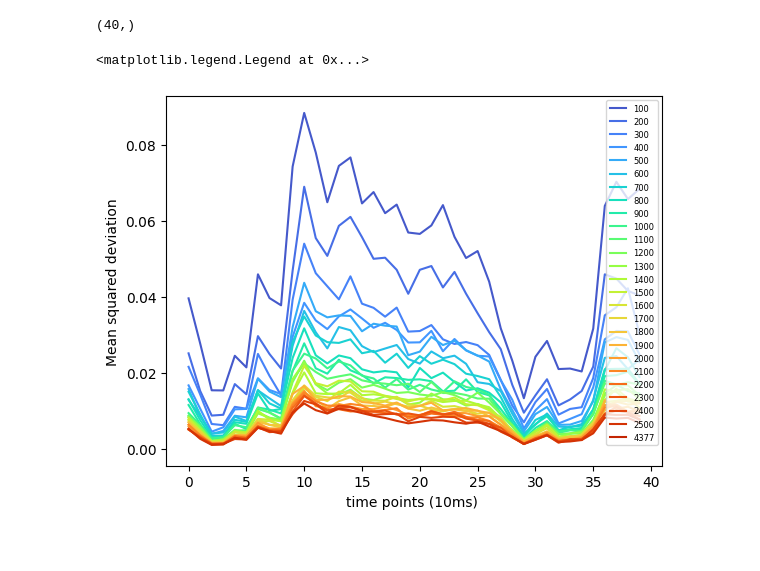
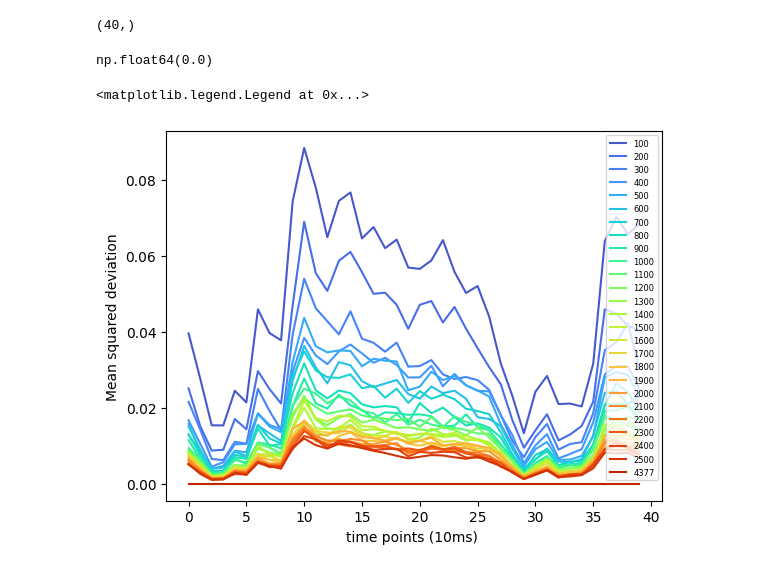
Before and after one commit to TizianoCausin01/temporal_context, a Jupyter notebook: python_scripts/scripts/subsampling_RDMs_stats.ipynb, the cells around one changed output. Drawn from its saved outputs; the diff is of its cells as text; code cells hidden in the pictures.

```diff
--- a/python_scripts/scripts/subsampling_RDMs_stats.ipynb
+++ b/python_scripts/scripts/subsampling_RDMs_stats.ipynb
@@ -51,25 +51,31 @@ ground_truth = iter_dict[str(cfg.n_trials)]
 print(ground_truth.shape)
 # %% [output]
 (40,)
+# %%
+stdev
+# %% [output]
+np.float64(0.0)
 # %%
-# WHY ISN'T the LAST EQUAL TO ZERO!!
 from matplotlib.colors import LinearSegmentedColormap
 from general_utils.plots import truncate_colormap
 base_cmap = plt.cm.turbo
 cmap = truncate_colormap(base_cmap, 0.10, 0.90)
 
 tot_keys_n = len(iter_dict.keys())
 for idx, k in enumerate(iter_dict.keys()):
     color = cmap(idx / (tot_keys_n - 1))
     squared_deviation = np.square(iter_dict[k] - ground_truth)
-    mean_squared_deviation = np.mean(squared_deviation, axis=0)
+    if k != "4377":
+        mean_squared_deviation = np.mean(squared_deviation, axis=0)
+    else:
+        mean_squared_deviation = squared_deviation
     stdev = np.sqrt(mean_squared_deviation)
     plt.plot(stdev, color=color, label=k)
 # plt.plot(np.mean(np.abs(iter_dict[str(100)] - ground_truth), axis=0))
 plt.ylabel("Mean squared deviation")
 plt.xlabel("time points (10ms) ")
 plt.legend(fontsize=6)
 # %% [output]
 <matplotlib.legend.Legend at 0x...>
-[figure, old version]
+[figure, new version]
 # %%
```
Also changed, not shown: parts of 3 cells of this notebook.
